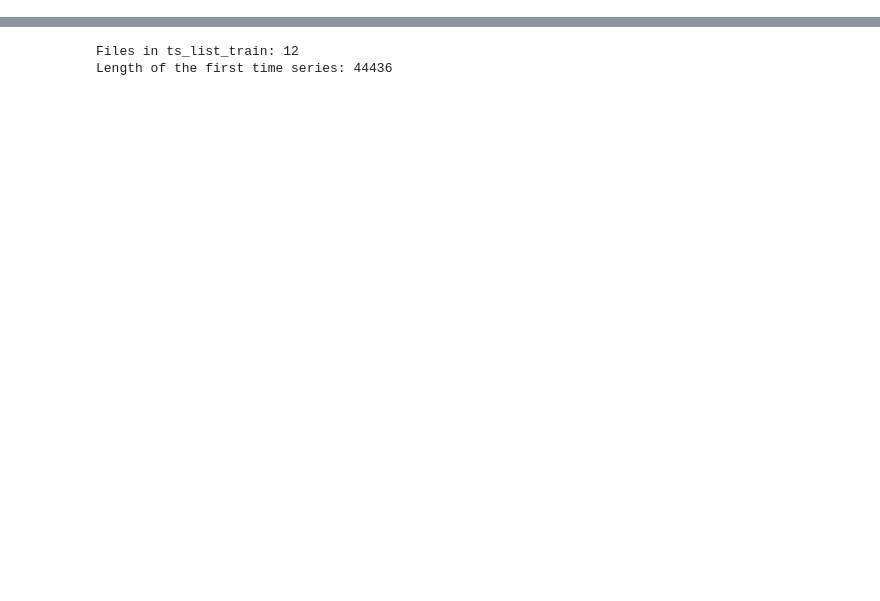
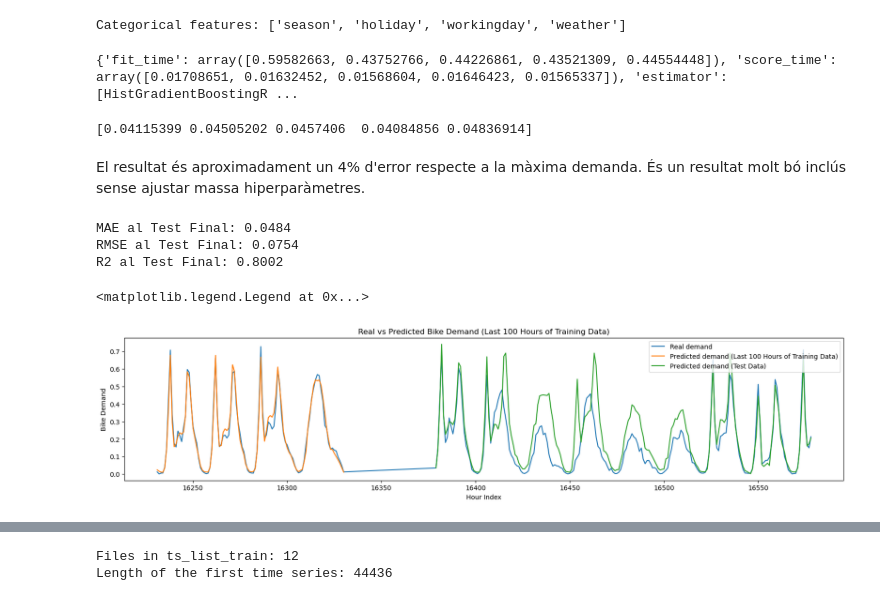
Before and after one commit to Triis98/DissenyIAvaluacioDeModels, a Jupyter notebook: apunts/documents/series_temporals/series_temporals.ipynb, the cells around one changed output, grey strips where cells are left out. Drawn from its saved outputs; the diff is of its cells as text; code cells hidden in the pictures; blank space fills up the shorter version.

Commit message:
series xgboost

```diff
--- a/apunts/documents/series_temporals/series_temporals.ipynb
+++ b/apunts/documents/series_temporals/series_temporals.ipynb
@@ -22,0 +99,3 @@ import matplotlib.ticker as ticker
+# %%
+X = df.drop("count", axis="columns")
+X
@@ -22,0 +195,77 @@ import matplotlib.ticker as ticker
+# %%
+from sklearn.compose import ColumnTransformer
+from sklearn.ensemble import HistGradientBoostingRegressor
+from sklearn.model_selection import cross_validate
+from sklearn.pipeline import make_pipeline
+
+gbrt = HistGradientBoostingRegressor(categorical_features="from_dtype", random_state=42)
+categorical_columns = X.columns[X.dtypes == "category"]
+print("Categorical features:", categorical_columns.tolist())
+# %% [output]
+Categorical features: ['season', 'holiday', 'workingday', 'weather']
+# %%
+cv_results = cross_validate(
+        gbrt,
+        X,
+        y,
+        cv=ts_cv, # Utilitzem les particios temporals
+        scoring=["neg_mean_absolute_error", "neg_root_mean_squared_error"],
+        return_estimator=True,
+    )
+# %% [output]
+{'fit_time': array([0.59582663, 0.43752766, 0.44226861, 0.43521309, 0.44554448]), 'score_time': array([0.01708651, 0.01632452, 0.01568604, 0.01646423, 0.01565337]), 'estimator': [HistGradientBoostingR ...
+# %%
+
+print(-cv_results["test_neg_mean_absolute_error"])
+# %% [output]
+[0.04115399 0.04505202 0.0457406  0.04084856 0.04836914]
+# %% [markdown]
+El resultat és aproximadament un 4% d'error respecte a la màxima demanda. És un resultat molt bó inclús sense ajustar massa hiperparàmetres.
+# %%
+from sklearn.metrics import mean_absolute_error, root_mean_squared_error, r2_score
+
+# 1. Definim el TimeSeriesSplit
+ts_cv_final = TimeSeriesSplit(
+    n_splits=2, gap=48, max_train_size=10000, test_size=1000
+)
+
+# 2. Convertim el generador a llista i agafem l'últim split (-1)
+train_index, test_index = list(ts_cv_final.split(X))[-1]
+
+# 3. Separem les dades
+X_train, X_test = X.iloc[train_index], X.iloc[test_index]
+y_train, y_test = y.iloc[train_index], y.iloc[test_index]
+
+# 4. Entrenem i avaluem
+gbrt.fit(X_train, y_train)
+y_pred = gbrt.predict(X_test)
+
+mae = mean_absolute_error(y_test, y_pred)
+rmse = root_mean_squared_error(y_test, y_pred)
+r2 = r2_score(y_test, y_pred)
+
+print(f"MAE al Test Final: {mae:.4f}")
+print(f"RMSE al Test Final: {rmse:.4f}")
+print(f"R2 al Test Final: {r2:.4f}")
+# %% [output]
+MAE al Test Final: 0.0484
+RMSE al Test Final: 0.0754
+R2 al Test Final: 0.8002
+# %%
+X_train_last_100 = X_train.tail(100)
+y_train_last_100 = y_train.tail(100)
+
+X_plot = pd.concat([X_train_last_100, X_test.head(200)])
+y_plot = pd.concat([y_train_last_100, y_test.head(200)])
+
+plt.figure(figsize=(20, 4))
+plt.plot(X_plot.index, y_plot, label="Real demand")
+plt.plot(X_train_last_100.index, gbrt.predict(X_train_last_100), label="Predicted demand (Last 100 Hours of Training Data)")
+plt.plot(X_test.head(200).index, gbrt.predict(X_test.head(200)), label="Predicted demand (Test Data)")
+plt.title("Real vs Predicted Bike Demand (Last 100 Hours of Training Data)")
+plt.xlabel("Hour Index")
+plt.ylabel("Bike Demand")
+plt.legend()
+# %% [output]
+<matplotlib.legend.Legend at 0x...>
+[figure, added]
```
Also changed, not shown: parts of 31 cells of this notebook, 1 other file.
